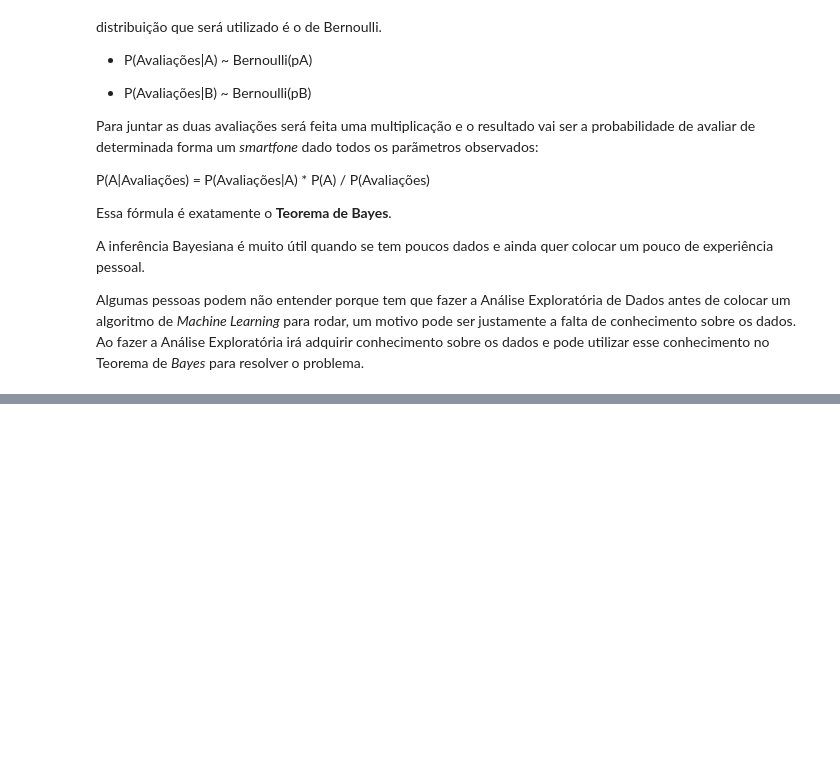
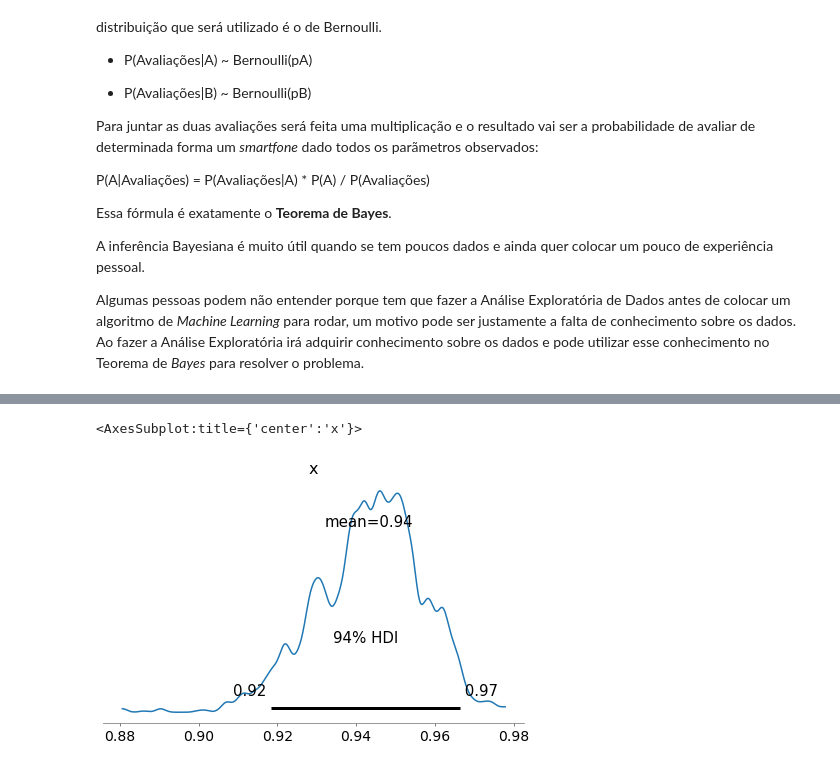
Before and after one commit to renatagsr/projetos, a Jupyter notebook: Qual_celular_comprar/Como_escolher_um_celular.ipynb, the cells around one changed output, grey strips where cells are left out. Cells and saved outputs as stored; diff of their text form; code cells hidden in the pictures; blank space fills up the shorter version.

```diff
--- a/Qual_celular_comprar/Como_escolher_um_celular.ipynb
+++ b/Qual_celular_comprar/Como_escolher_um_celular.ipynb
@@ -59,0 +144,5 @@ Algumas pessoas podem não entender porque tem que fazer a Análise Exploratóri
+# %%
+pm.plot_posterior(trace['p_b'])
+# %% [output]
+<AxesSubplot:title={'center':'x'}>
+[figure, added]
```
Also changed, not shown: parts of 20 cells of this notebook.
